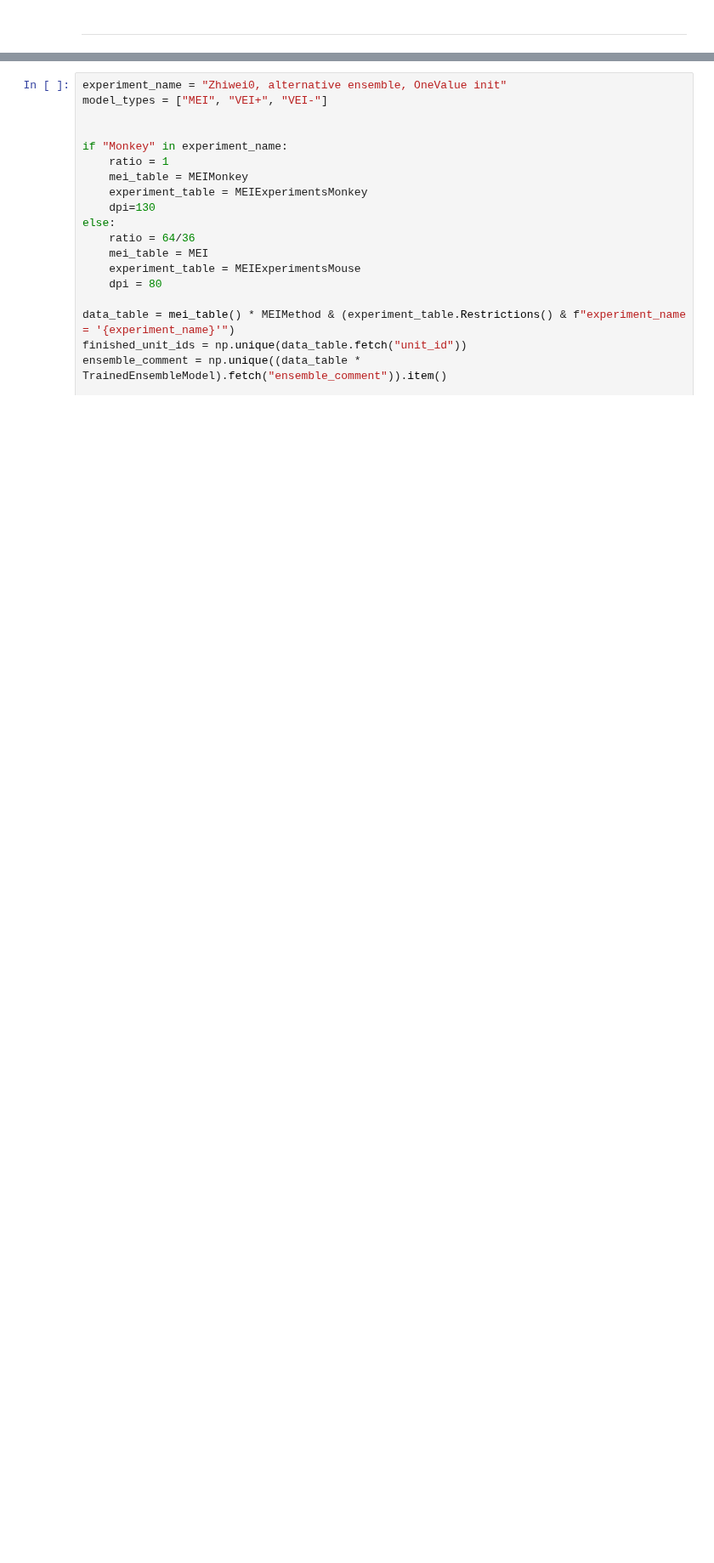
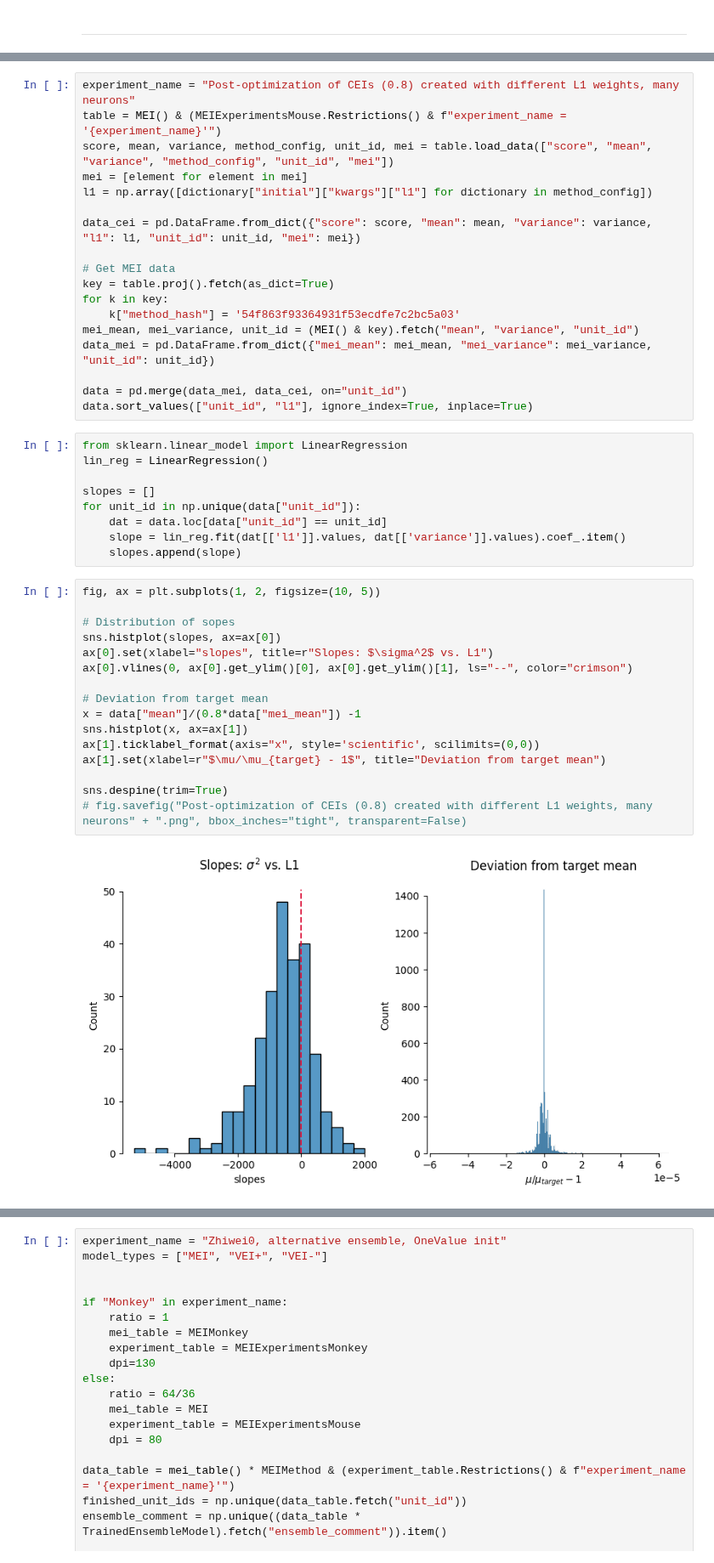
Before and after one commit to sinzlab/nnsysident, a Jupyter notebook: notebooks/mei_demo.ipynb, the cells around one changed output, grey strips where cells are left out. Shown at 85% size. Saved outputs shown, nothing was run; the diff lists cells and outputs as text; blank space fills up the shorter version.

```diff
--- a/notebooks/mei_demo.ipynb
+++ b/notebooks/mei_demo.ipynb
@@ -353,0 +108,45 @@ sns.despine(trim=True)
+# %%
+experiment_name = "Post-optimization of CEIs (0.8) created with different L1 weights, many neurons"
+table = MEI() & (MEIExperimentsMouse.Restrictions() & f"experiment_name = '{experiment_name}'")
+score, mean, variance, method_config, unit_id, mei = table.load_data(["score", "mean", "variance", "method_config", "unit_id", "mei"])
+mei = [element for element in mei]
+l1 = np.array([dictionary["initial"]["kwargs"]["l1"] for dictionary in method_config])
+
+data_cei = pd.DataFrame.from_dict({"score": score, "mean": mean, "variance": variance, "l1": l1, "unit_id": unit_id, "mei": mei})
+
+# Get MEI data
+key = table.proj().fetch(as_dict=True)
+for k in key:
+    k["method_hash"] = '54f863f93364931f53ecdfe7c2bc5a03'
+mei_mean, mei_variance, unit_id = (MEI() & key).fetch("mean", "variance", "unit_id")
+data_mei = pd.DataFrame.from_dict({"mei_mean": mei_mean, "mei_variance": mei_variance, "unit_id": unit_id})
+
+data = pd.merge(data_mei, data_cei, on="unit_id")
+data.sort_values(["unit_id", "l1"], ignore_index=True, inplace=True)
+# %%
+from sklearn.linear_model import LinearRegression
+lin_reg = LinearRegression()
+
+slopes = []
+for unit_id in np.unique(data["unit_id"]):
+    dat = data.loc[data["unit_id"] == unit_id]
+    slope = lin_reg.fit(dat[['l1']].values, dat[['variance']].values).coef_.item()
+    slopes.append(slope)
+# %%
+fig, ax = plt.subplots(1, 2, figsize=(10, 5))
+
+# Distribution of sopes
+sns.histplot(slopes, ax=ax[0])
+ax[0].set(xlabel="slopes", title=r"Slopes: $\sigma^2$ vs. L1")
+ax[0].vlines(0, ax[0].get_ylim()[0], ax[0].get_ylim()[1], ls="--", color="crimson")
+
+# Deviation from target mean
+x = data["mean"]/(0.8*data["mei_mean"]) -1
+sns.histplot(x, ax=ax[1])
+ax[1].ticklabel_format(axis="x", style='scientific', scilimits=(0,0))
+ax[1].set(xlabel=r"$\mu/\mu_{target} - 1$", title="Deviation from target mean")
+
+sns.despine(trim=True)
+# fig.savefig("Post-optimization of CEIs (0.8) created with different L1 weights, many neurons" + ".png", bbox_inches="tight", transparent=False)
+# %% [output]
+[figure, added]
```
Also changed, not shown: parts of 43 cells of this notebook, 3 other files.
